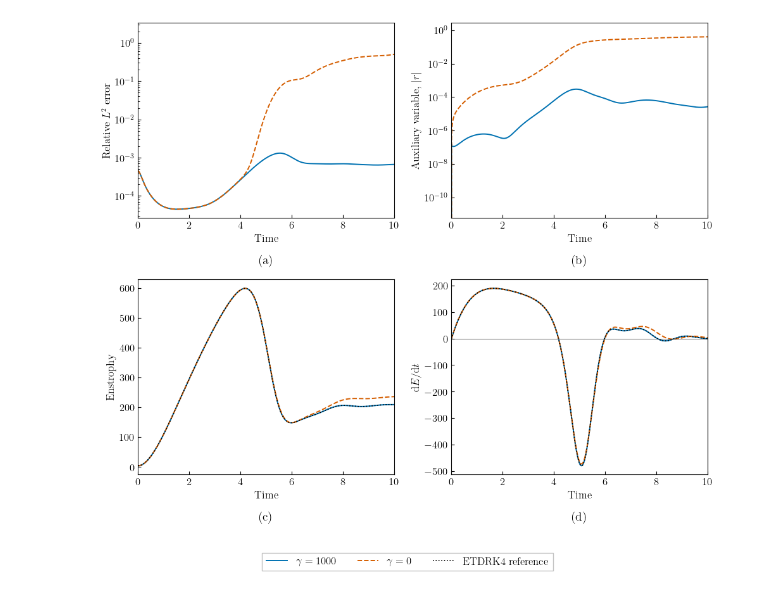
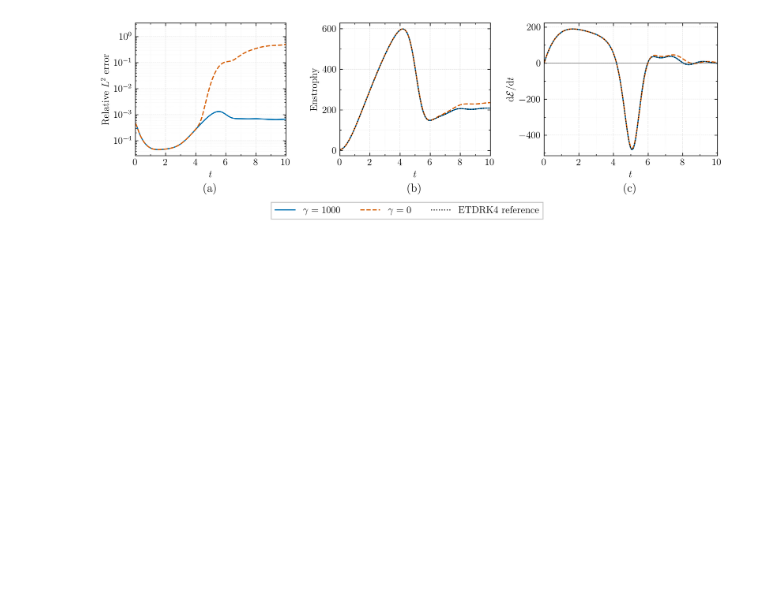
Before and after one commit to HaifengWang1031/ETD-mr-SAV-MS2, a Jupyter notebook: 02_Mean_Reverting_Test.ipynb, the cells around one changed output. Drawn from its saved outputs; the diff is of its cells as text; code cells hidden in the pictures; blank space fills up the shorter version.

```diff
--- a/02_Mean_Reverting_Test.ipynb
+++ b/02_Mean_Reverting_Test.ipynb
@@ -38,7 +38,7 @@ q_dev_gamma0 = np.abs(q_gamma0 - 1.0)
 # %%
 from pathlib import Path
 import matplotlib as mpl
-from matplotlib.ticker import LogLocator
+from matplotlib.ticker import AutoMinorLocator, LogLocator, MultipleLocator
 
 plt.rcParams.update({
     "text.usetex": True,
@@ -59,35 +59,34 @@ okabe_ito = {
     "black": "#000000",
 }
 
-fig, axes = plt.subplots(2, 2, figsize=(10, 9), dpi=100)
-ax0, ax1 = axes[0]
-ax2, ax3 = axes[1]
+fig, axes = plt.subplots(
+    1, 3,
+    figsize=(10.8, 3.4),
+    dpi=300,
+    gridspec_kw={"width_ratios": [1.0, 1.0, 1.15]},
+)
+ax0, ax2, ax3 = axes
 
 # A: relative L2 error against ETDRK4
 ax0.semilogy(t[1:], rel_l2_gamma, color=okabe_ito["blue"], lw=1.4,
              label=r"$\gamma=1000$")
 ax0.semilogy(t[1:], rel_l2_gamma0, color=okabe_ito["orange"], lw=1.4,
              ls="--", label=r"$\gamma=0$")
-ax0.set_xlabel(r"Time")
+ax0.set_xlabel(r"$t$")
 ax0.set_ylabel(r"Relative $L^2$ error")
 ax0.set_xlim(left=0, right=10)
 ax0.yaxis.set_major_locator(LogLocator(base=10))
+ax0.yaxis.set_minor_locator(LogLocator(base=10, subs=np.arange(2, 10) * 0.1))
 
-# B: auxiliary-variable deviation
-ax1.semilogy(t[1:], q_dev_gamma[1:], color=okabe_ito["blue"], lw=1.4, label=r"$\gamma=1000$")
-ax1.semilogy(t[1:], q_dev_gamma0[1:], color=okabe_ito["orange"], lw=1.4, ls="--", label=r"$\gamma=0$")
-ax1.set_xlabel(r"Time")
-ax1.set_ylabel(r"Auxiliary variable, $|r|$")
-ax1.yaxis.set_major_locator(LogLocator(base=10))
-ax1.set_xlim(left=0, right=10)
 
 # C: enstrophy evolution
 ax2.plot(t[1:], enstrophy_gamma[1:], color=okabe_ito["blue"], lw=1.4, label=r"$\gamma=1000$")
 ax2.plot(t[1:], enstrophy_gamma0[1:], color=okabe_ito["orange"], lw=1.4, ls="--", label=r"$\gamma=0$")
 ax2.plot(t[1:], enstrophy_ref[1:], color=okabe_ito["black"], lw=1.2, ls=":", label="ETDRK4 reference")
-ax2.set_xlabel(r"Time")
+ax2.set_xlabel(r"$t$")
 ax2.set_ylabel(r"Enstrophy")
 ax2.set_xlim(left=0, right=10)
+ax2.yaxis.set_minor_locator(AutoMinorLocator(2))
 
 # D: enstrophy rate of change
 
@@ -99,38 +98,46 @@ def enstrophy_rate(time, enstrophy):
 
 t_rate_gamma, enstrophy_rate_gamma = enstrophy_rate(t, enstrophy_gamma)
 t_rate_gamma0, enstrophy_rate_gamma0 = enstrophy_rate(t, enstrophy_gamma0)
 t_rate_ref, enstrophy_rate_ref = enstrophy_rate(t, enstrophy_ref)
 
 ax3.plot(t_rate_gamma, enstrophy_rate_gamma, color=okabe_ito["blue"], lw=1.4,
          label=r"$\gamma=1000$")
 ax3.plot(t_rate_gamma0, enstrophy_rate_gamma0, color=okabe_ito["orange"], lw=1.4,
          ls="--", label=r"$\gamma=0$")
 ax3.plot(t_rate_ref, enstrophy_rate_ref, color=okabe_ito["black"], lw=1.2,
          ls=":", label="ETDRK4 reference")
 ax3.axhline(0.0, color="0.3", lw=0.8, alpha=0.7)
-ax3.set_xlabel(r"Time")
-ax3.set_ylabel(r"$\mathrm{d}E/\mathrm{d}t$")
+ax3.set_xlabel(r"$t$")
+ax3.set_ylabel(r"$\mathrm{d}\mathcal{E}/\mathrm{d}t$")
 ax3.set_xlim(left=0, right=10)
+ax3.yaxis.set_minor_locator(AutoMinorLocator(2))
 
-for label, ax in zip(["(a)", "(b)", "(c)", "(d)"], [ax0, ax1, ax2, ax3]):
-    ax.text(0.5, -0.22, label, transform=ax.transAxes,
+for ax in [ax0, ax2, ax3]:
+    ax.xaxis.set_major_locator(MultipleLocator(2))
+    ax.xaxis.set_minor_locator(AutoMinorLocator(2))
+    ax.tick_params(which="both", direction="in", top=True, right=True)
+    ax.grid(True, which="major", color="0.82", linestyle="--", linewidth=0.45, alpha=0.75)
+    ax.grid(True, which="minor", color="0.90", linestyle=":", linewidth=0.35, alpha=0.80)
+
+for label, ax in zip(["(a)", "(b)", "(c)"], [ax0, ax2, ax3]):
+    ax.text(0.5, -0.25, label, transform=ax.transAxes,
             fontsize=14, fontweight="bold", ha="center", va="center")
 
 handles, labels = [], []
-for ax in [ax0, ax1, ax2, ax3]:
+for ax in [ax0,  ax2, ax3]:
     ax_handles, ax_labels = ax.get_legend_handles_labels()
     for handle, label in zip(ax_handles, ax_labels):
         if label not in labels:
             handles.append(handle)
             labels.append(label)
 
 fig.legend(handles, labels, loc="lower center", ncol=3,
-           bbox_to_anchor=(0.5, 0.01), framealpha=0.95,
+           bbox_to_anchor=(0.5, -0.06), framealpha=0.95,
            edgecolor="0.75", fancybox=False)
 
-fig.tight_layout(rect=[0, 0.08, 1, 1])
+fig.subplots_adjust(left=0.075, right=0.985, bottom=0.28, top=0.94, wspace=0.34)
 fig.savefig("./fig/mrSAV_comparison_publication.pdf")
 # fig.savefig("./fig/mrSAV_comparison_publication.png", dpi=600)
 plt.show()
 # %% [output]
-[figure, old version]
+[figure, new version]
```
Also changed, not shown: parts of 2 cells of this notebook, 3 other files.
